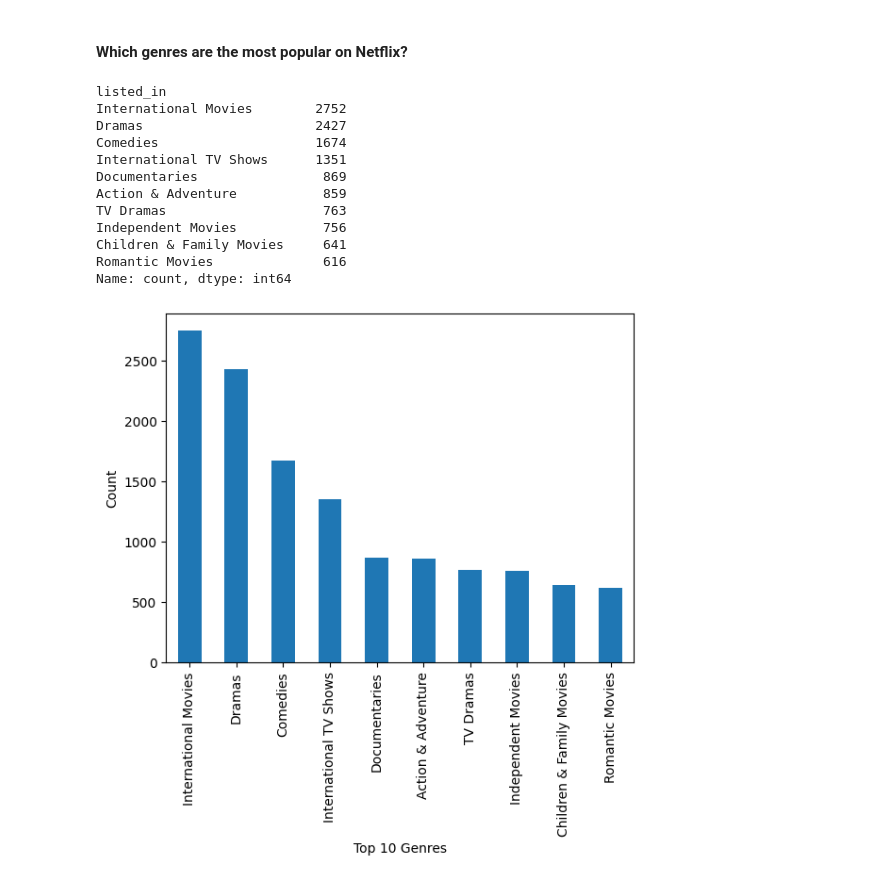
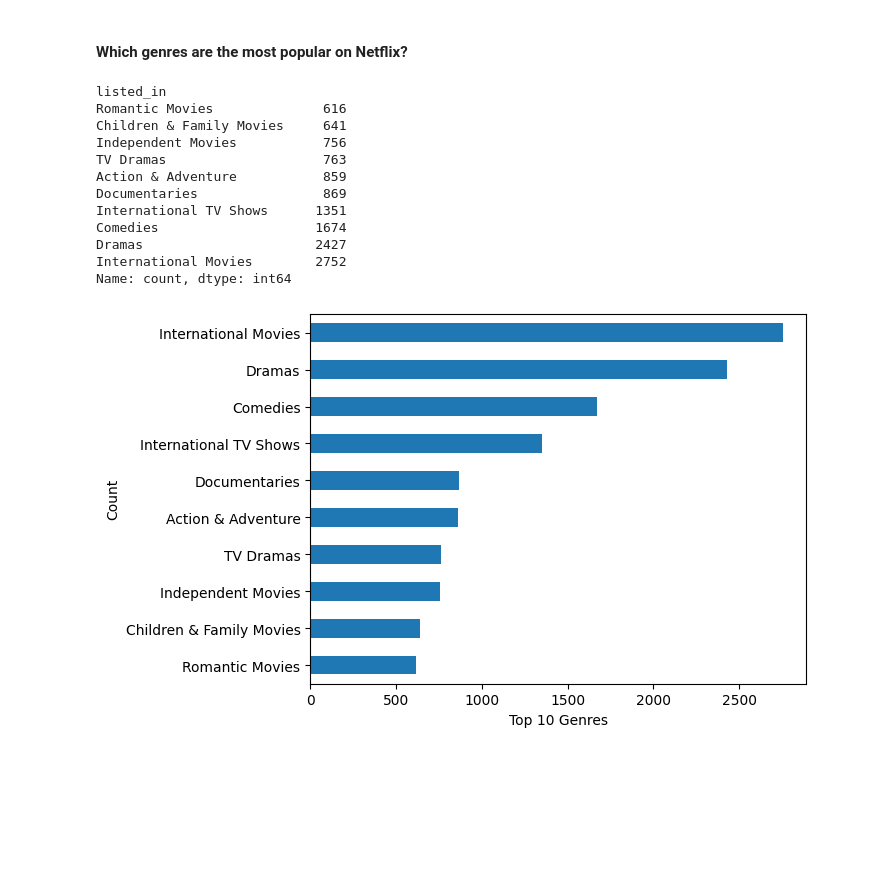
Before and after one commit to HamzahFayad/netflix-insights, a Jupyter notebook: netflix_data_analysis.ipynb, the cells around one changed output. Drawn from its saved outputs; the diff is of its cells as text; code cells hidden in the pictures; blank space fills up the shorter version.

Commit message:
Top 10 Genres#

```diff
--- a/netflix_data_analysis.ipynb
+++ b/netflix_data_analysis.ipynb
@@ -66,25 +66,25 @@ popular_genres["listed_in"] = popular_genres["listed_in"].apply(lambda x: x.spli
 # %%
 popular_genres = popular_genres.explode("listed_in")
 # %%
-genre_counts = popular_genres["listed_in"].value_counts().head(10)
+genre_counts = popular_genres["listed_in"].value_counts().head(10).sort_values(ascending=True)
 genre_counts
 # %% [output]
 listed_in
+Romantic Movies              616
+Children & Family Movies     641
+Independent Movies           756
+TV Dramas                    763
+Action & Adventure           859
+Documentaries                869
+International TV Shows      1351
+Comedies                    1674
+Dramas                      2427
 International Movies        2752
-Dramas                      2427
-Comedies                    1674
-International TV Shows      1351
-Documentaries                869
-Action & Adventure           859
-TV Dramas                    763
-Independent Movies           756
-Children & Family Movies     641
-Romantic Movies              616
 Name: count, dtype: int64
 # %%
-genre_counts.plot(kind="bar")
+genre_counts.plot(kind="barh")
 plt.xlabel("Top 10 Genres")
 plt.ylabel("Count")
 plt.show()
 # %% [output]
-[figure, old version]
+[figure, new version]
```
